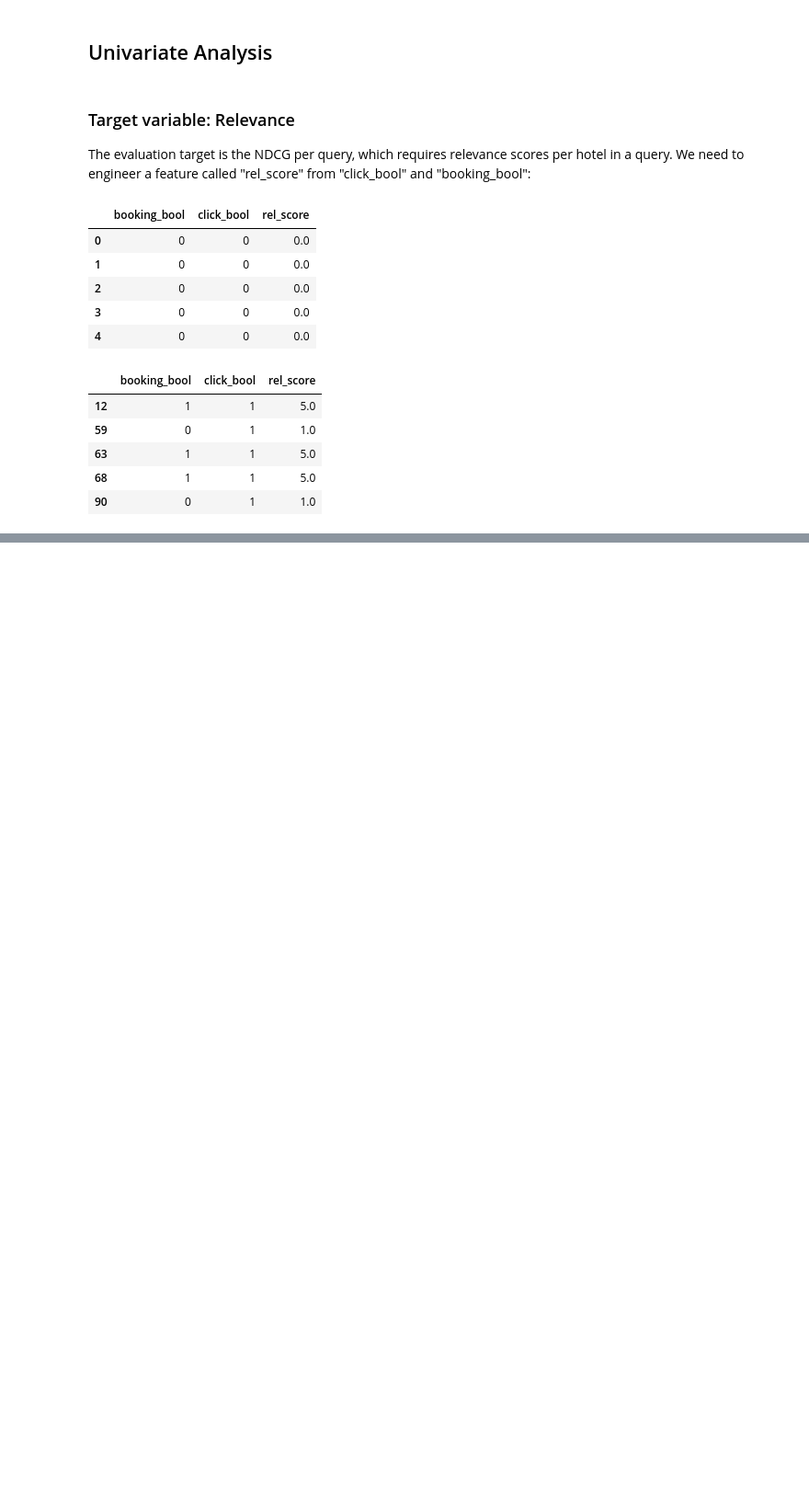
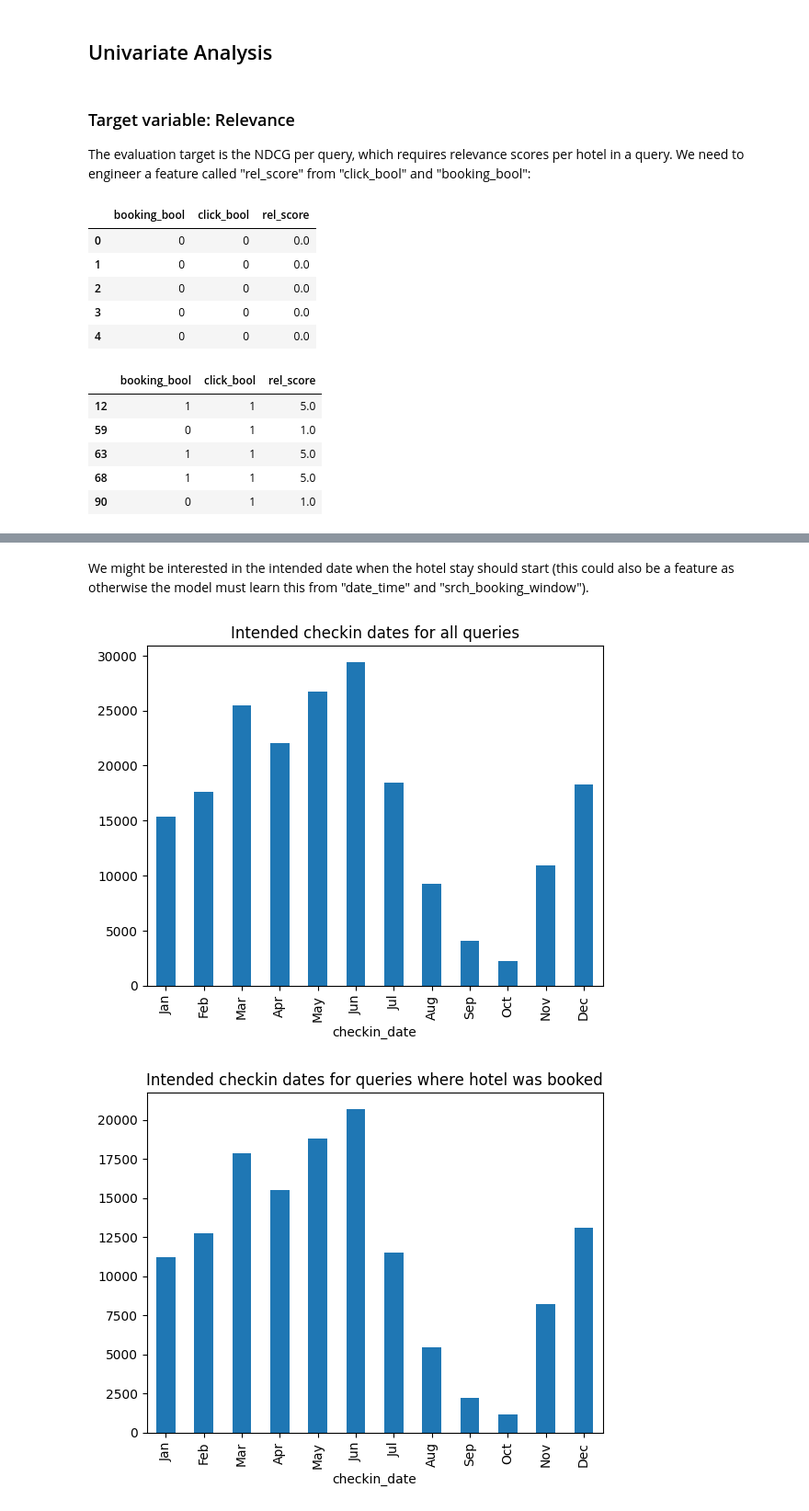
Before and after one commit to L42-AI/dmt-2, a Jupyter notebook: src/notebooks/eda.ipynb, the cells around one changed output, grey strips where cells are left out. Shown at 92% size. Saved outputs shown, nothing was run; the diff lists cells and outputs as text; code cells hidden in the pictures; blank space fills up the shorter version.

Commit message:
continue eda, added binary seasonality and checking feature builders

```diff
--- a/src/notebooks/eda.ipynb
+++ b/src/notebooks/eda.ipynb
@@ -260,0 +341,20 @@ five_clicks:  0.7121664003799236
+# %% [markdown]
+We might be interested in the intended date when the hotel stay should start (this could also be a feature as otherwise the model must learn this from "date_time" and "srch_booking_window").
+# %%
+train_set['checkin_date'] = train_set['date_time'] + pd.to_timedelta(train_set['srch_booking_window'], unit='D')
+counts = train_set.groupby('srch_id')['checkin_date'].first().dt.month.value_counts().sort_index()
+counts = counts.reindex(range(1, 13), fill_value=0)
+counts.plot(kind='bar')
+plt.title("Intended checkin dates for all queries")
+plt.xticks(range(12), ['Jan','Feb','Mar','Apr','May','Jun','Jul','Aug','Sep','Oct','Nov','Dec'])
+plt.show()
+
+counts = train_set.query('booking_bool == 1').groupby('srch_id')['checkin_date'].first().dt.month.value_counts().sort_index()
+counts = counts.reindex(range(1, 13), fill_value=0)
+counts.plot(kind='bar')
+plt.title('Intended checkin dates for queries where hotel was booked')
+plt.xticks(range(12), ['Jan','Feb','Mar','Apr','May','Jun','Jul','Aug','Sep','Oct','Nov','Dec'])
+plt.show()
+# %% [output]
+[figure, added]
+[figure, added]
```
Also changed, not shown: parts of 16 cells of this notebook, 1 other file.
